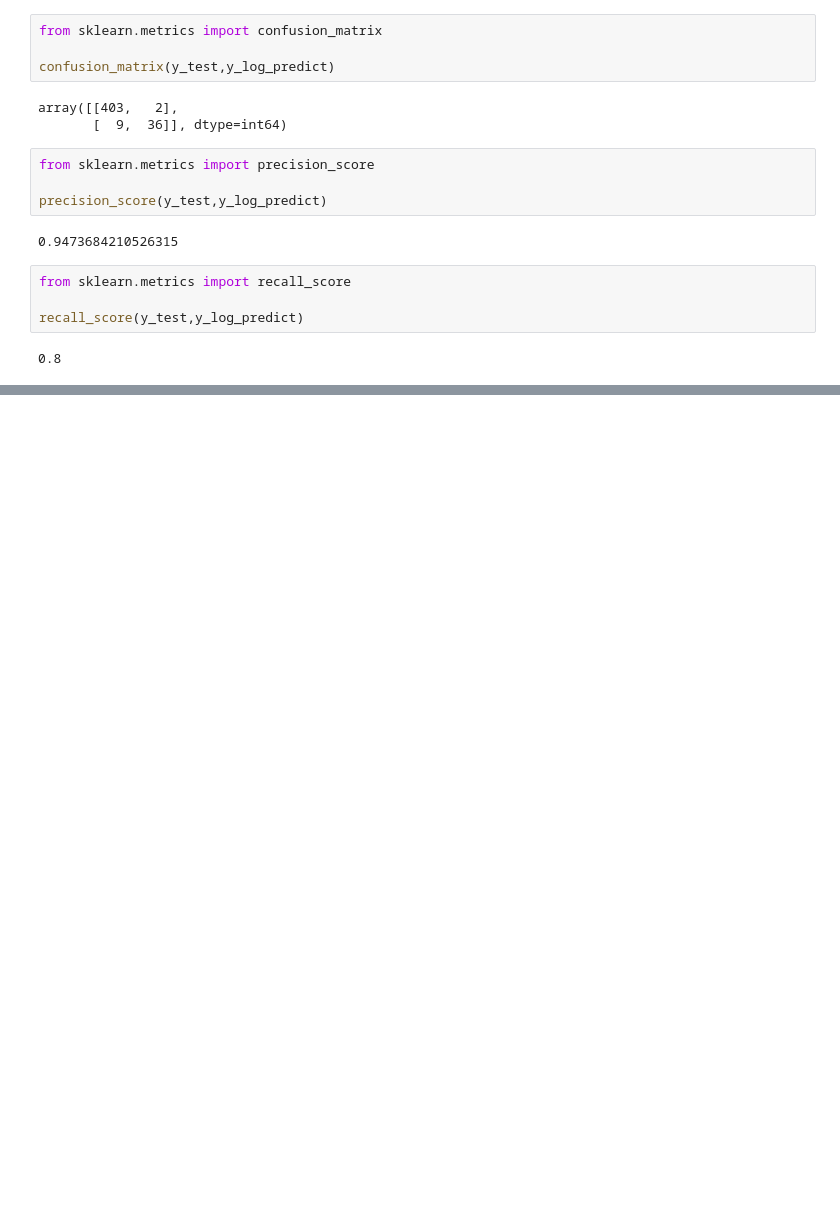
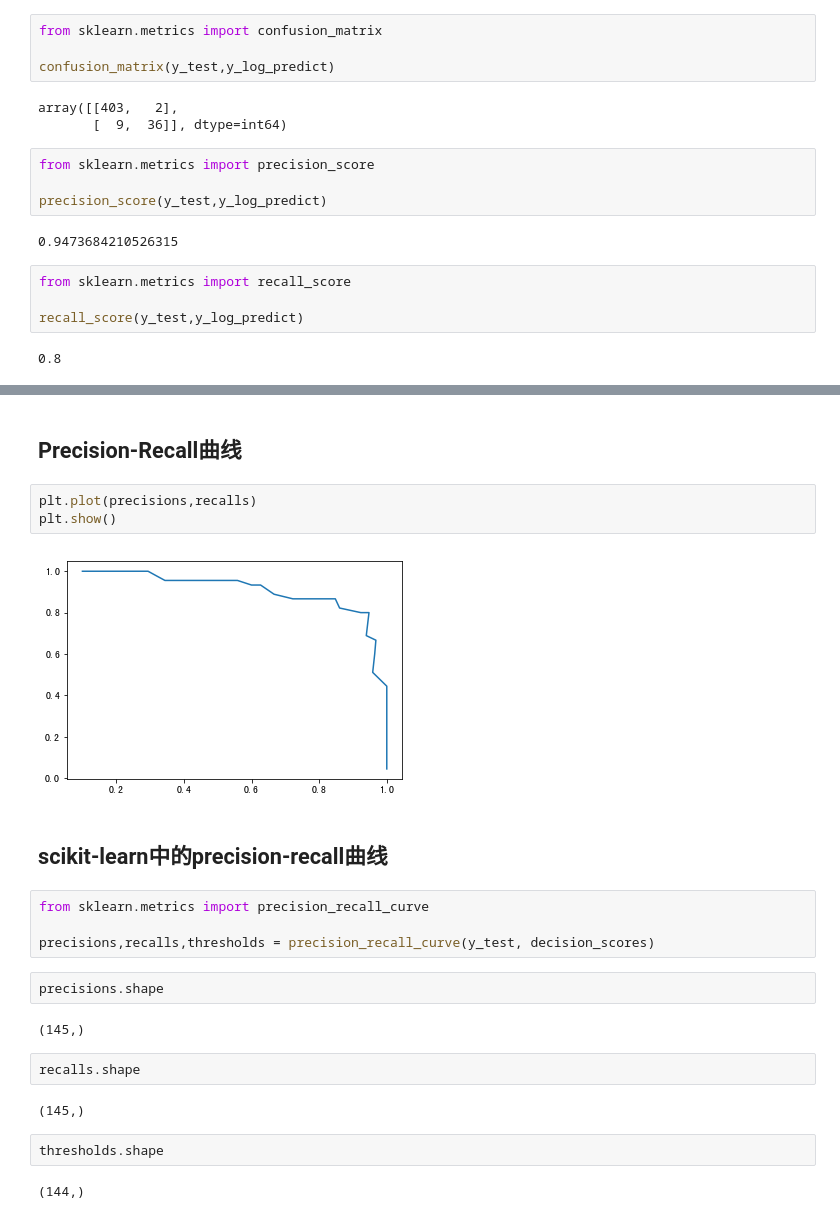
Before and after one commit to rzhao29/-11-, a Jupyter notebook: 分类算法的评价.ipynb, the cells around one changed output, grey strips where cells are left out. Saved outputs shown, nothing was run; the diff lists cells and outputs as text; blank space fills up the shorter version.

```diff
--- a/分类算法的评价.ipynb
+++ b/分类算法的评价.ipynb
@@ -146,0 +316,25 @@ recall_score(y_test,y_log_predict)
+# %% [markdown]
+## Precision-Recall曲线
+# %%
+plt.plot(precisions,recalls)
+plt.show()
+# %% [output]
+[figure, added]
+# %% [markdown]
+## scikit-learn中的precision-recall曲线
+# %%
+from sklearn.metrics import precision_recall_curve
+
+precisions,recalls,thresholds = precision_recall_curve(y_test, decision_scores)
+# %%
+precisions.shape
+# %% [output]
+(145,)
+# %%
+recalls.shape
+# %% [output]
+(145,)
+# %%
+thresholds.shape
+# %% [output]
+(144,)
```
Also changed, not shown: parts of 37 cells of this notebook.
